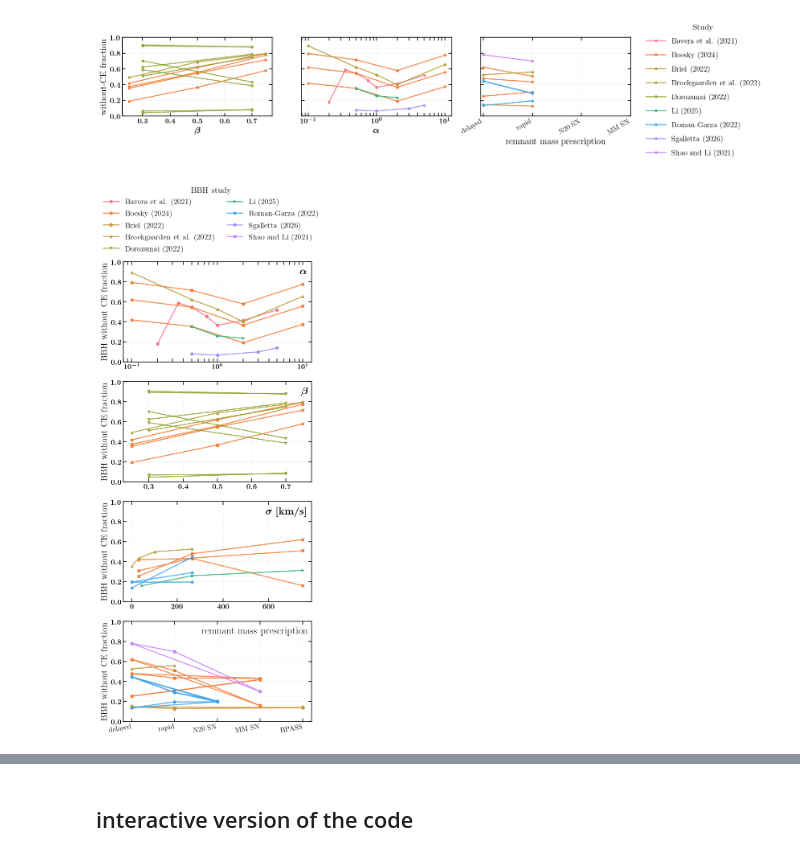
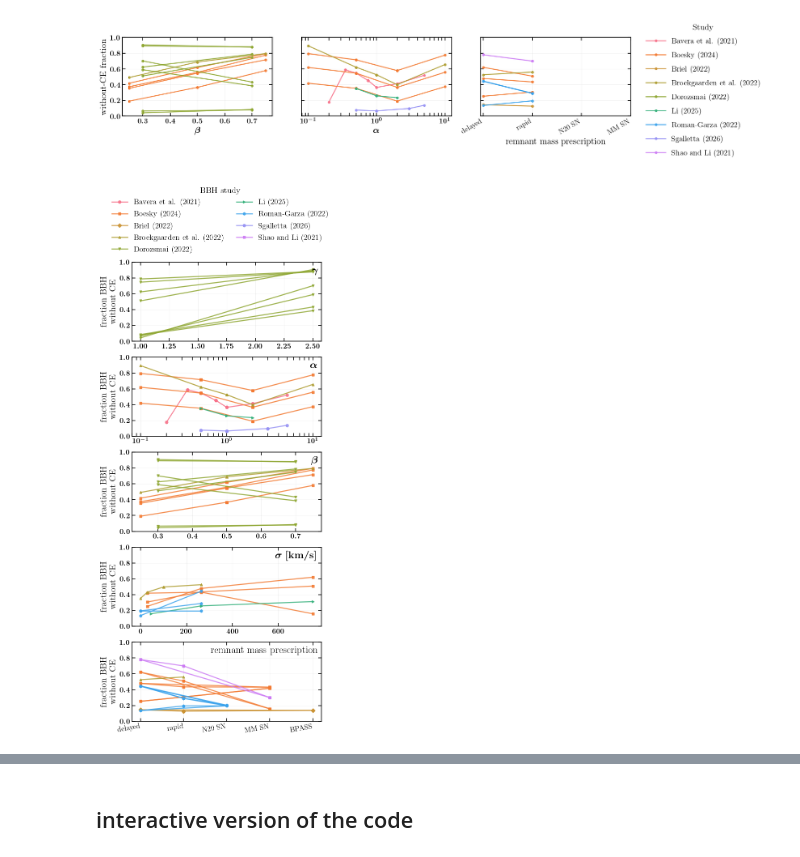
Before and after one commit to FloorBroekgaarden/Rates_of_Formation_Channels, a Jupyter notebook: plottingCode/All_Figures/Figure_9_parameter_xaxis_plot.ipynb, the cells around one changed output, grey strips where cells are left out. Cells and saved outputs as stored; diff of their text form; code cells hidden in the pictures.

Commit message:
update figures

```diff
--- a/plottingCode/All_Figures/Figure_9_parameter_xaxis_plot.ipynb
+++ b/plottingCode/All_Figures/Figure_9_parameter_xaxis_plot.ipynb
@@ -430,7 +430,7 @@ def plot_withoutCE_fraction_vs_parameters_static(
     specs_file: str = "simulation_specs.csv",
     ncols: int = 2,
     panel_w_in: float = 5.2,
-    panel_h_in: float = 3.4,
+    panel_h_in: float = 2.7,
     marker_size: float = 5.0,
     line_width: float = 1.8,
     line_alpha: float = 0.85,
@@ -744,7 +744,7 @@ def plot_withoutCE_fraction_vs_parameters_static(
 
 
         if c == 0:
-            ax.set_ylabel(DCOaxLabel_dict[DCOlabel] + " without CE fraction")
+            ax.set_ylabel("fraction " + DCOaxLabel_dict[DCOlabel] + "\n" + " without CE")
 
         ax.grid(True, alpha=0.15, linewidth=0.8)
 
@@ -797,29 +797,30 @@ def plot_withoutCE_fraction_vs_parameters_static(
 # %%
 path = path_to_file
 DCOlabel = "BH-BH"
 
 fig = plot_withoutCE_fraction_vs_parameters_static(
     path_to_file=path,
-    parameters=[ r"$\alpha$", r"$\beta$",  r"$\sigma$", "remnant mass prescription"],
+    parameters=[r"$\gamma$" ,r"$\alpha$", r"$\beta$",  r"$\sigma$", "remnant mass prescription"],
     DCOlabel=DCOlabel,
     ncols=1,
     palette_name="husl",
     parameter_map={
+        r"$\gamma$":"CE gamma",
         r"$\beta$": "beta",
         r"$\alpha$": "alpha",
         "remnant mass prescription": "supernova",
         r"$\sigma$": "sigma",
     },
     category_orders={
         "remnant mass prescription": ["delayed", "rapid", "N20 SN", "MM SN"]
     },
     alpha_logx=True,
 )
 
 fig.savefig(
     f"Output_Figures/Fig9_{DCOlabel}_withoutCE_fraction_vs_parameters.pdf",
     bbox_inches="tight"
 )
 plt.show()
 # %% [output]
-[figure, old version]
+[figure, new version]
```
Also changed, not shown: parts of 10 cells of this notebook, 8 other files.
